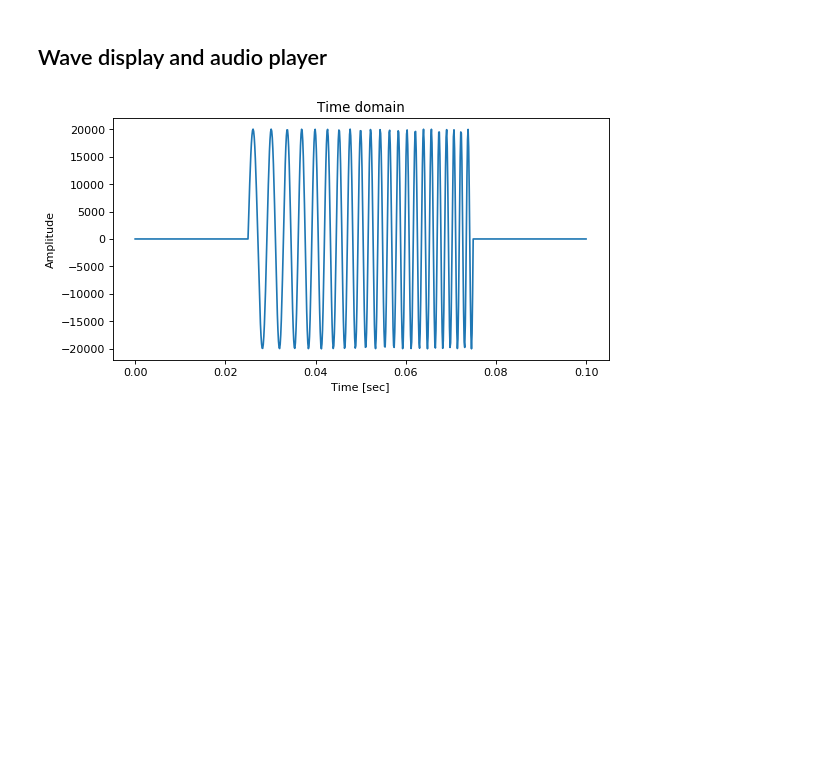
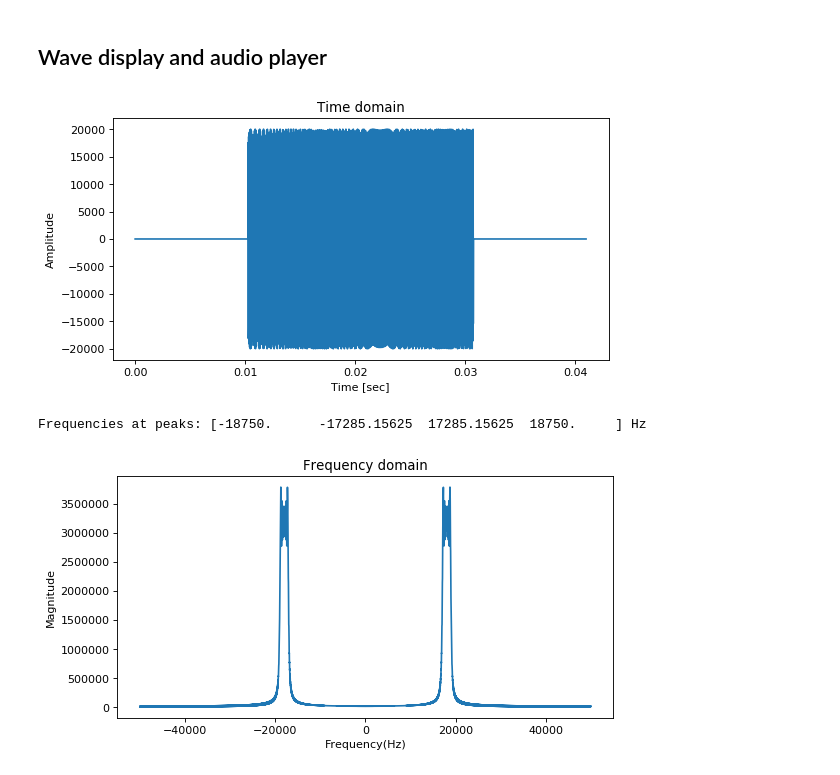
Before and after one commit to araobp/ultrasonic-communication, a Jupyter notebook: simulation/ChirpSynchronization.ipynb, the cells around one changed output. Saved outputs shown, nothing was run; the diff lists cells and outputs as text; code cells hidden in the pictures; blank space fills up the shorter version.

```diff
--- a/simulation/ChirpSynchronization.ipynb
+++ b/simulation/ChirpSynchronization.ipynb
@@ -133,7 +133,11 @@ def play(wave):
     write(WAVE_FILE, SAMPLING_RATE, real(wave).astype(int16))
     display(Audio('./' + WAVE_FILE))
 # %%
-# Upchirp by cosine function (delay = chirp length in time * 0.5)
-plot_wave(add_delay(chirp_cos(length=0.05), 0.5), real_only=True)
+plot_wave(add_delay(chirp_cos(length=TIME_FRAME), 0.5), real_only=True)
 # %% [output]
-[figure, old version]
+[figure, new version]
+# %%
+plot_fft(add_delay(chirp_cos(length=TIME_FRAME), 0.5))
+# %% [output]
+Frequencies at peaks: [-18750.      -17285.15625  17285.15625  18750.     ] Hz
+[figure, added]
```
Also changed, not shown: parts of 40 cells of this notebook, 3 other files.
